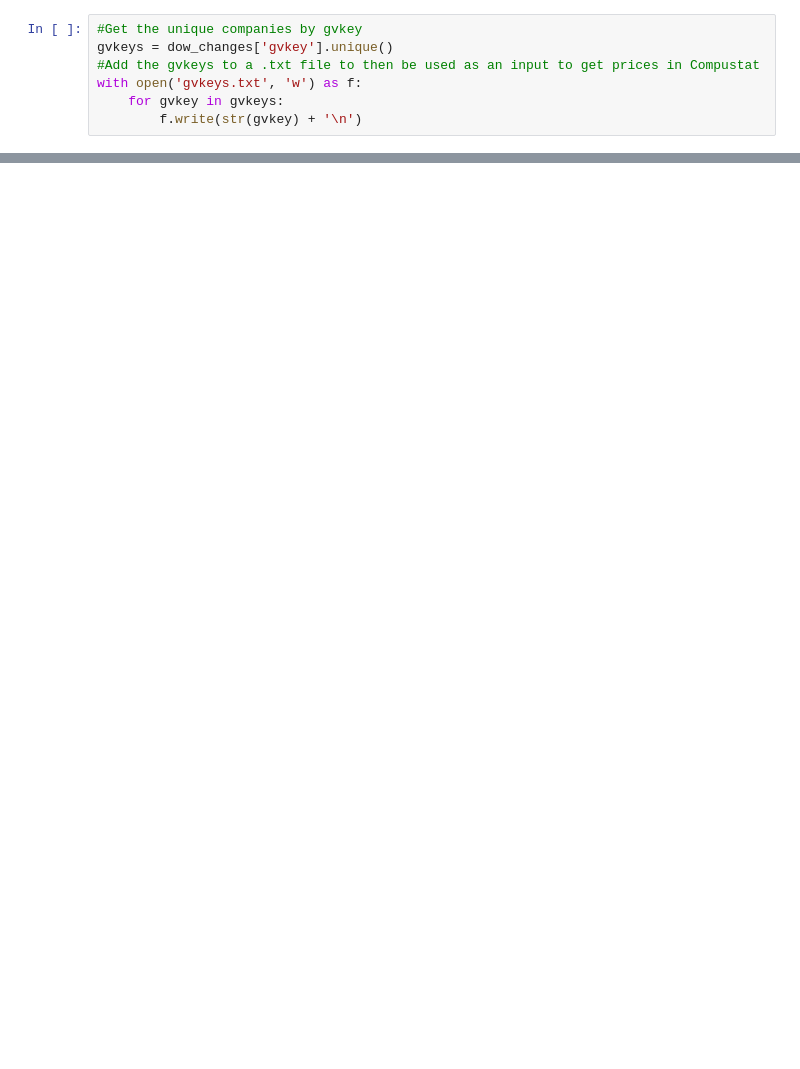
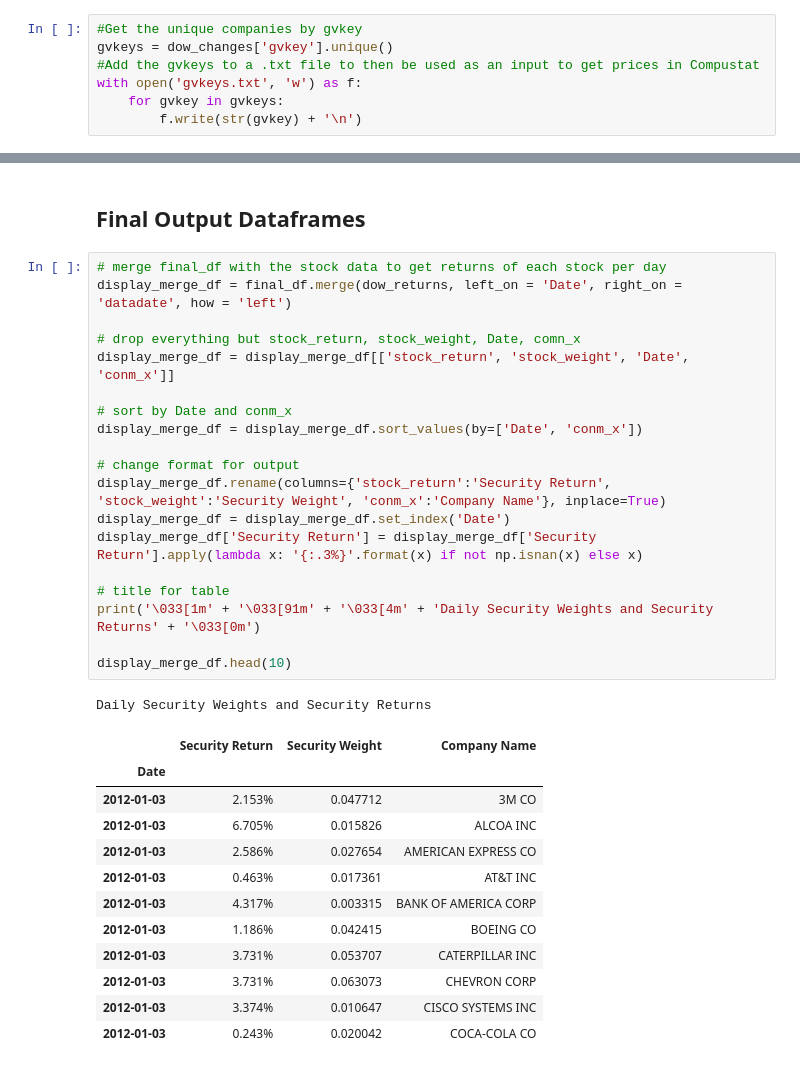
Before and after one commit to acremins1/Asset-Management-HW-1, a Jupyter notebook: Asset Management HW 1.ipynb, the cells around one changed output, grey strips where cells are left out. Drawn from its saved outputs; the diff is of its cells as text; blank space fills up the shorter version.

Commit message:
Final Notebook with Output

```diff
--- a/Asset Management HW 1.ipynb
+++ b/Asset Management HW 1.ipynb
@@ -110,0 +316,35 @@ dow_returns[dow_returns['datadate']=='12/30/2021']
+# %% [markdown]
+## Final Output Dataframes
+# %%
+# merge final_df with the stock data to get returns of each stock per day
+display_merge_df = final_df.merge(dow_returns, left_on = 'Date', right_on = 'datadate', how = 'left')
+
+# drop everything but stock_return, stock_weight, Date, comn_x
+display_merge_df = display_merge_df[['stock_return', 'stock_weight', 'Date', 'conm_x']]
+
+# sort by Date and conm_x
+display_merge_df = display_merge_df.sort_values(by=['Date', 'conm_x'])
+
+# change format for output
+display_merge_df.rename(columns={'stock_return':'Security Return', 'stock_weight':'Security Weight', 'conm_x':'Company Name'}, inplace=True)
+display_merge_df = display_merge_df.set_index('Date')
+display_merge_df['Security Return'] = display_merge_df['Security Return'].apply(lambda x: '{:.3%}'.format(x) if not np.isnan(x) else x)
+
+# title for table
+print('\033[1m' + '\033[91m' + '\033[4m' + 'Daily Security Weights and Security Returns' + '\033[0m')
+
+display_merge_df.head(10)
+# %% [output]
+Daily Security Weights and Security Returns
+|  | Security Return | Security Weight | Company Name |
+| Date |  |  |  |
+| 2012-01-03 | 2.153% | 0.047712 | 3M CO |
+| 2012-01-03 | 6.705% | 0.015826 | ALCOA INC |
+| 2012-01-03 | 2.586% | 0.027654 | AMERICAN EXPRESS CO |
+| 2012-01-03 | 0.463% | 0.017361 | AT&T INC |
+| 2012-01-03 | 4.317% | 0.003315 | BANK OF AMERICA CORP |
+| 2012-01-03 | 1.186% | 0.042415 | BOEING CO |
+| 2012-01-03 | 3.731% | 0.053707 | CATERPILLAR INC |
+| 2012-01-03 | 3.731% | 0.063073 | CHEVRON CORP |
+| 2012-01-03 | 3.374% | 0.010647 | CISCO SYSTEMS INC |
+| 2012-01-03 | 0.243% | 0.020042 | COCA-COLA CO |
```
Also changed, not shown: parts of 35 cells of this notebook.
